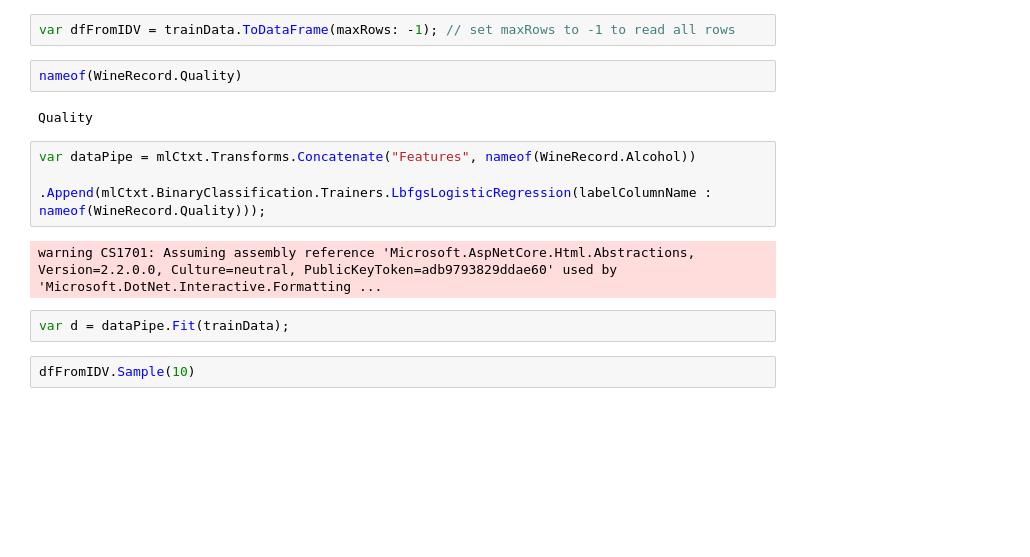
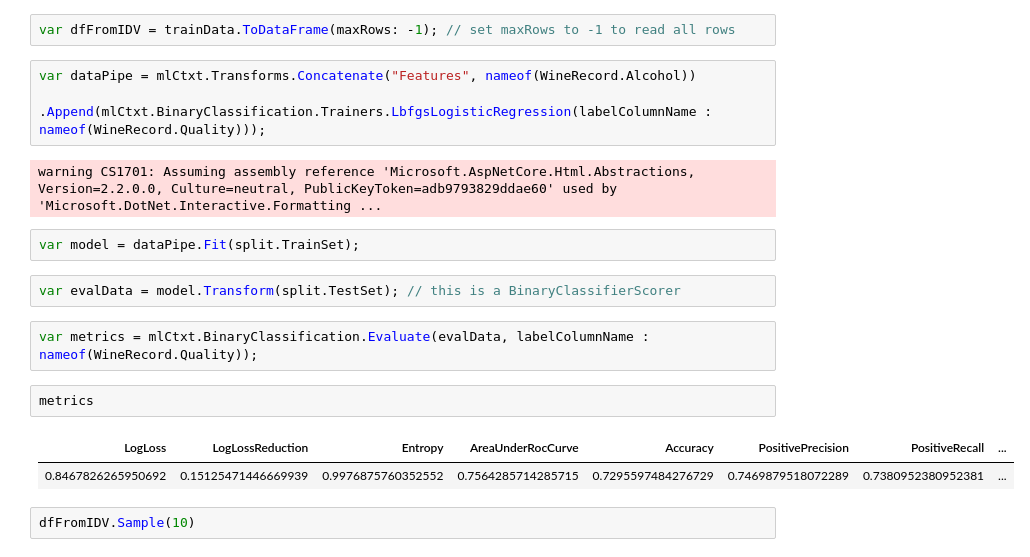
Before and after one commit to rgesteve/tryingfs, a Jupyter notebook: LogisticRegressionNB.ipynb, the cells around one changed output. Saved outputs shown, nothing was run; the diff lists cells and outputs as text; blank space fills up the shorter version.

Commit message:
Printing out metrics

```diff
--- a/LogisticRegressionNB.ipynb
+++ b/LogisticRegressionNB.ipynb
@@ -166,16 +167,21 @@ Cell not executed: compilation error
 # %%
 var dfFromIDV = trainData.ToDataFrame(maxRows: -1); // set maxRows to -1 to read all rows
-# %%
-nameof(WineRecord.Quality)
-# %% [output]
-Quality
 # %%
 var dataPipe = mlCtxt.Transforms.Concatenate("Features", nameof(WineRecord.Alcohol))
               .Append(mlCtxt.BinaryClassification.Trainers.LbfgsLogisticRegression(labelColumnName : nameof(WineRecord.Quality)));
 # %% [output]
 warning CS1701: Assuming assembly reference 'Microsoft.AspNetCore.Html.Abstractions, Version=2.2.0.0, Culture=neutral, PublicKeyToken=adb9793829ddae60' used by 'Microsoft.DotNet.Interactive.Formatting ...
 # %%
-var d = dataPipe.Fit(trainData);
+var model = dataPipe.Fit(split.TrainSet);
+# %%
+var evalData = model.Transform(split.TestSet); // this is a BinaryClassifierScorer
+# %%
+var metrics = mlCtxt.BinaryClassification.Evaluate(evalData, labelColumnName : nameof(WineRecord.Quality));
+# %%
+metrics
+# %% [output]
+| LogLoss | LogLossReduction | Entropy | AreaUnderRocCurve | Accuracy | PositivePrecision | PositiveRecall | ... |
+| 0.8467826265950692 | 0.15125471446669939 | 0.9976875760352552 | 0.7564285714285715 | 0.7295597484276729 | 0.7469879518072289 | 0.7380952380952381 | ... |
 # %%
 dfFromIDV.Sample(10)
 # %% [output]
```
Also changed, not shown: parts of 3 cells of this notebook.
